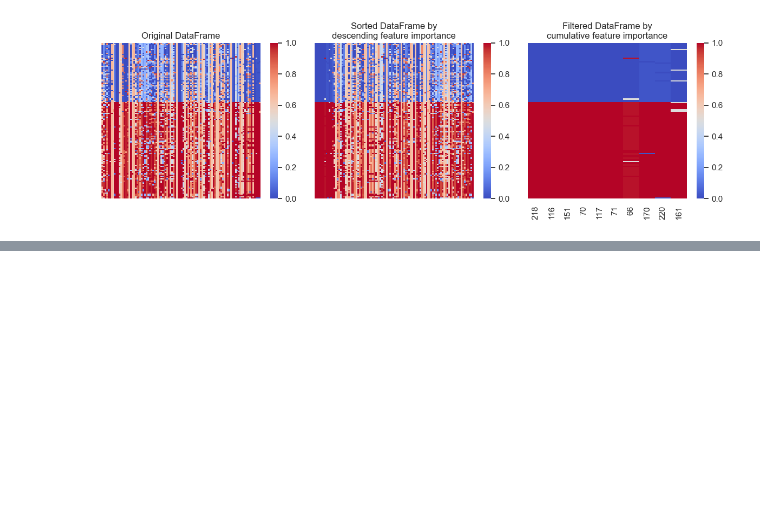
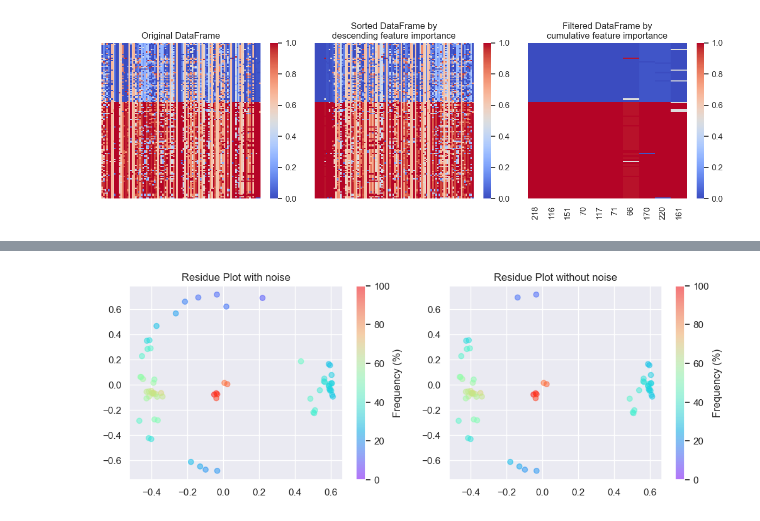
Before and after one commit to lcobiodata/msautils, a Jupyter notebook: examples/transthyretin/example-ttr-hiuase.ipynb, the cells around one changed output, grey strips where cells are left out. Saved outputs shown, nothing was run; the diff lists cells and outputs as text; code cells hidden in the pictures; blank space fills up the shorter version.

```diff
--- a/examples/transthyretin/example-ttr-hiuase.ipynb
+++ b/examples/transthyretin/example-ttr-hiuase.ipynb
@@ -426,33 +479,37 @@ TypeError: get_df() takes 3 positional arguments but 4 were given
 # %%
-# # #====================================================================================================
-# # # Optional viewing
-# # #====================================================================================================
-# mds = manifold.MDS(n_components=2, dissimilarity="precomputed")
-# pts = mds.fit(D).embedding_
-# clf = PCA(n_components=2)
-# pts = clf.fit_transform(pts)
-# # #====================================================================================================
-# colors = array(list(map(lambda x: x.p(), N))) * 100
-# fig = plt.figure()
-# X, Y = zip(*pts)
-# sc = plt.scatter(X, Y, c=colors, cmap='rainbow', vmin=0., vmax=100., alpha=.5)
-# cb = plt.colorbar(sc)
-# cb.set_label('Frequency (%s)' % '%')
-# plt.savefig('%s_residue_plot.png' % args.out)
-# # #====================================================================================================
-# noise = optics_instance.get_noise()
-# points, colors = [], []
-# for i, (p, c) in enumerate(zip(pts, list(map(lambda x: x.p(), N)))):
-#     if i not in noise:
-#         points.append(p)
-#         colors.append(c)
-# colors = array(colors) * 100
-# fig = plt.figure()
-# X, Y = zip(*points)
-# sc = plt.scatter(X, Y, c=colors, cmap='rainbow', vmin=0., vmax=100., alpha=0.5)
-# cb = plt.colorbar(sc)
-# cb.set_label('Frequency (%s)' % '%')
-# plt.savefig('%s_residue_plot_(without_noise).png' % args.out)
-# # #====================================================================================================
-# # # END
-# # #====================================================================================================
+# #====================================================================================================
+# # Optional viewing
+# #====================================================================================================
+mds = manifold.MDS(n_components=2, dissimilarity="precomputed", normalized_stress='auto')
+pts = mds.fit(D).embedding_
+clf = PCA(n_components=2)
+pts = clf.fit_transform(pts)
+# #====================================================================================================
+colors = array(list(map(lambda x: x.p(), N))) * 100
+_, axs = plt.subplots(1, 2, figsize=(12, 4))
+
+# Plot 1: Residue Plot with noise
+X_full, Y_full = zip(*pts)
+sc = axs[0].scatter(X_full, Y_full, c=colors, cmap='rainbow', vmin=0., vmax=100., alpha=.5)
+cb = plt.colorbar(sc, ax=axs[0])
+cb.set_label('Frequency (%s)' % '%')
+axs[0].set_title('Residue Plot with noise')
+
+# #====================================================================================================
+# Plot 2: Residue Plot without noise
+noise = optics_instance.get_noise()
+points, colors = [], []
+for i, (p, c) in enumerate(zip(pts, list(map(lambda x: x.p(), N)))):
+    if i not in noise:
+        points.append(p)
+        colors.append(c)
+colors = array(colors) * 100
+X_clean, Y_clean = zip(*points)
+sc = axs[1].scatter(X_clean, Y_clean, c=colors, cmap='rainbow', vmin=0., vmax=100., alpha=0.5)
+cb = plt.colorbar(sc, ax=axs[1])
+cb.set_label('Frequency (%s)' % '%')
+axs[1].set_title('Residue Plot without noise')
+
+plt.savefig('%s_residue_plot_combined.png' % args.out)
+# %% [output]
+[figure, added]
```
Also changed, not shown: parts of 10 cells of this notebook.
